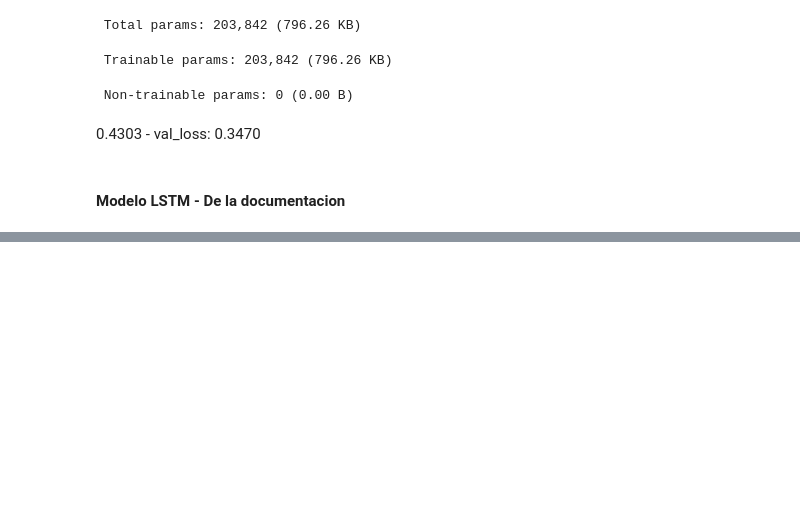
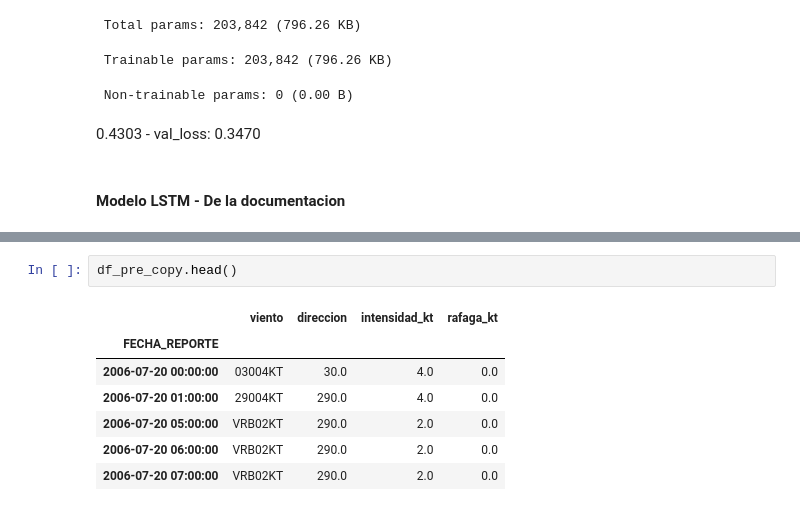
Before and after one commit to OmarLAlbarracinM/Prediccion-Cizalladura-SKBQ, a Jupyter notebook: PROYECTO_DE_GRADO.ipynb, the cells around one changed output, grey strips where cells are left out. Saved outputs shown, nothing was run; the diff lists cells and outputs as text; blank space fills up the shorter version.

```diff
--- a/PROYECTO_DE_GRADO.ipynb
+++ b/PROYECTO_DE_GRADO.ipynb
@@ -1707,0 +2286,10 @@ Epoch 19/50
+# %%
+df_pre_copy.head()
+# %% [output]
+|  | viento | direccion | intensidad_kt | rafaga_kt |
+| FECHA_REPORTE |  |  |  |  |
+| 2006-07-20 00:00:00 | 03004KT | 30.0 | 4.0 | 0.0 |
+| 2006-07-20 01:00:00 | 29004KT | 290.0 | 4.0 | 0.0 |
+| 2006-07-20 05:00:00 | VRB02KT | 290.0 | 2.0 | 0.0 |
+| 2006-07-20 06:00:00 | VRB02KT | 290.0 | 2.0 | 0.0 |
+| 2006-07-20 07:00:00 | VRB02KT | 290.0 | 2.0 | 0.0 |
```
Also changed, not shown: parts of 42 cells of this notebook.
